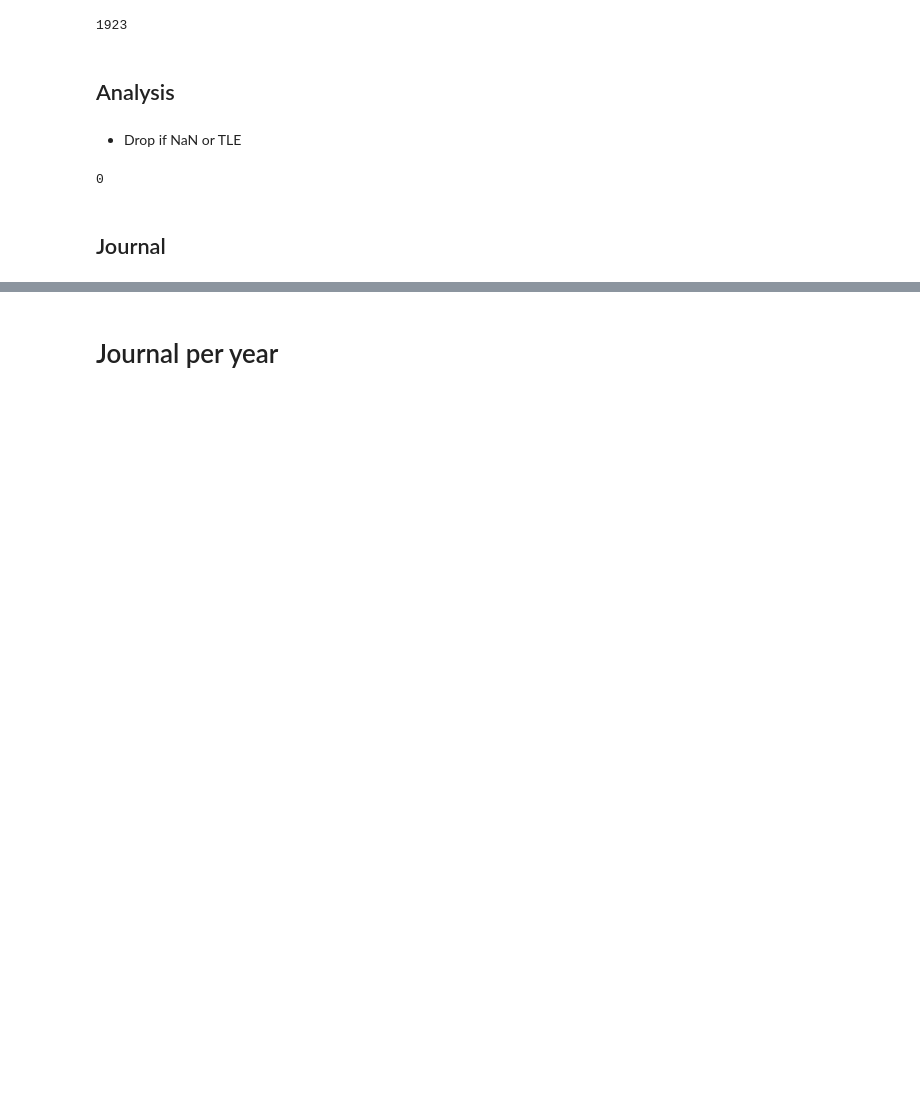
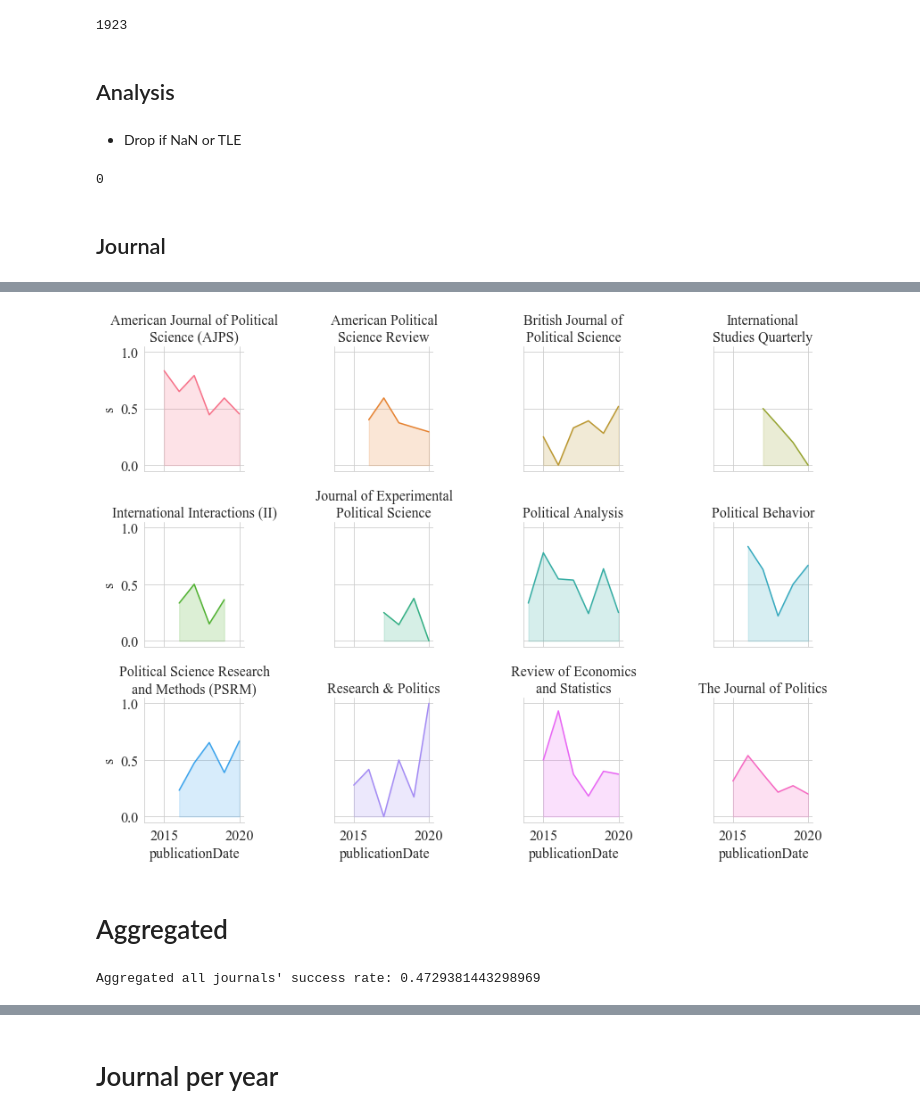
Before and after one commit to atrisovic/dataverse-r-study, a Jupyter notebook: analysis/metadata-level-success-analysis.ipynb, the cells around one changed output, grey strips where cells are left out. Saved outputs shown, nothing was run; the diff lists cells and outputs as text; code cells hidden in the pictures; blank space fills up the shorter version.

```diff
--- a/analysis/metadata-level-success-analysis.ipynb
+++ b/analysis/metadata-level-success-analysis.ipynb
@@ -373,0 +190,3 @@ plt.show()
+# %%
+journals.name = journals.name.apply(fix_name)
+journals.name = journals.name.apply(fix_name2)
@@ -373,0 +199,5 @@ plt.show()
+# %%
+# journal policy
+policy = pd.read_csv("data/journal-policy.txt", sep ='\t')
+policy.name = policy.name.apply(fix_name2)
+policy
@@ -373,0 +218,2 @@ plt.show()
+# %%
+journal_policy = pd.merge(journals,policy,on='name')
@@ -373,0 +226,5 @@ plt.show()
+# %%
+temp = journal_policy
+temp = temp.groupby(['name','publicationDate']).agg({'success': ['sum','count']}).reset_index()
+temp['s']=temp['success']['sum'] / temp['success']['count']
+temp.head()
@@ -373,0 +242,23 @@ plt.show()
+# %%
+df= temp
+g = sns.FacetGrid(df, col='name', hue='name', col_wrap=4, )
+
+# Add the line over the area with the plot function
+g = g.map(plt.plot, 'publicationDate', 's')
+
+# Fill the area with fill_between
+g = g.map(plt.fill_between, 'publicationDate', 's', alpha=0.2).set_titles("{col_name}")
+
+# Control the title of each facet
+g = g.set_titles("{col_name}")
+
+# Add a title for the whole plo
+#plt.subplots_adjust(top=0.92)
+#g = g.fig.suptitle('Evolution of the value of stuff in 16 countries')
+
+#fig.tight_layout()
+#fig.show()
+# %% [output]
+[figure, added]
+# %% [markdown]
+# Aggregated
@@ -373,0 +271,4 @@ plt.show()
+# %%
+print("Aggregated all journals' success rate: "+ str(ag_journals.success.sum()/len(ag_journals)))
+# %% [output]
+Aggregated all journals' success rate: 0.4729381443298969
```
Also changed, not shown: parts of 62 cells of this notebook.
